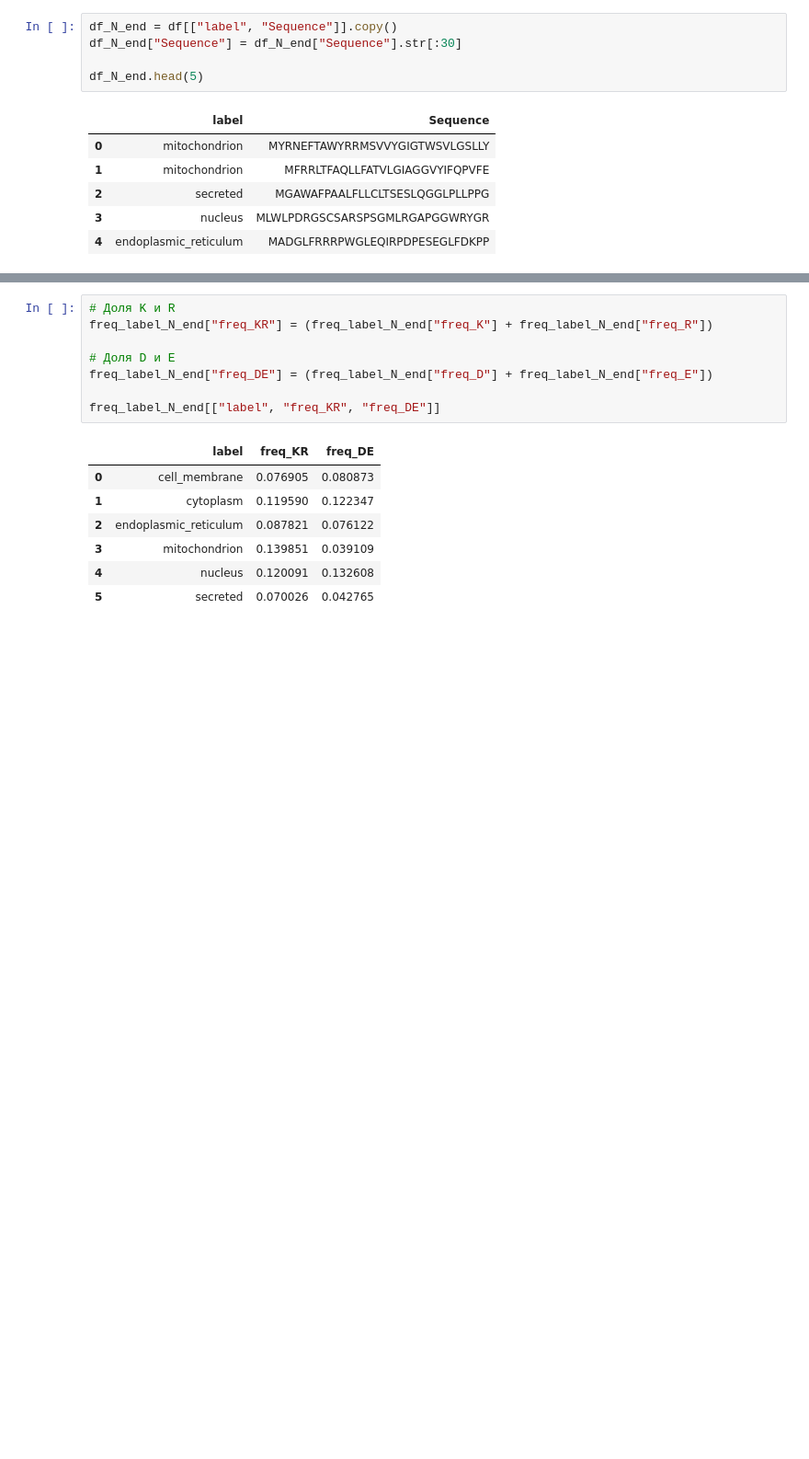
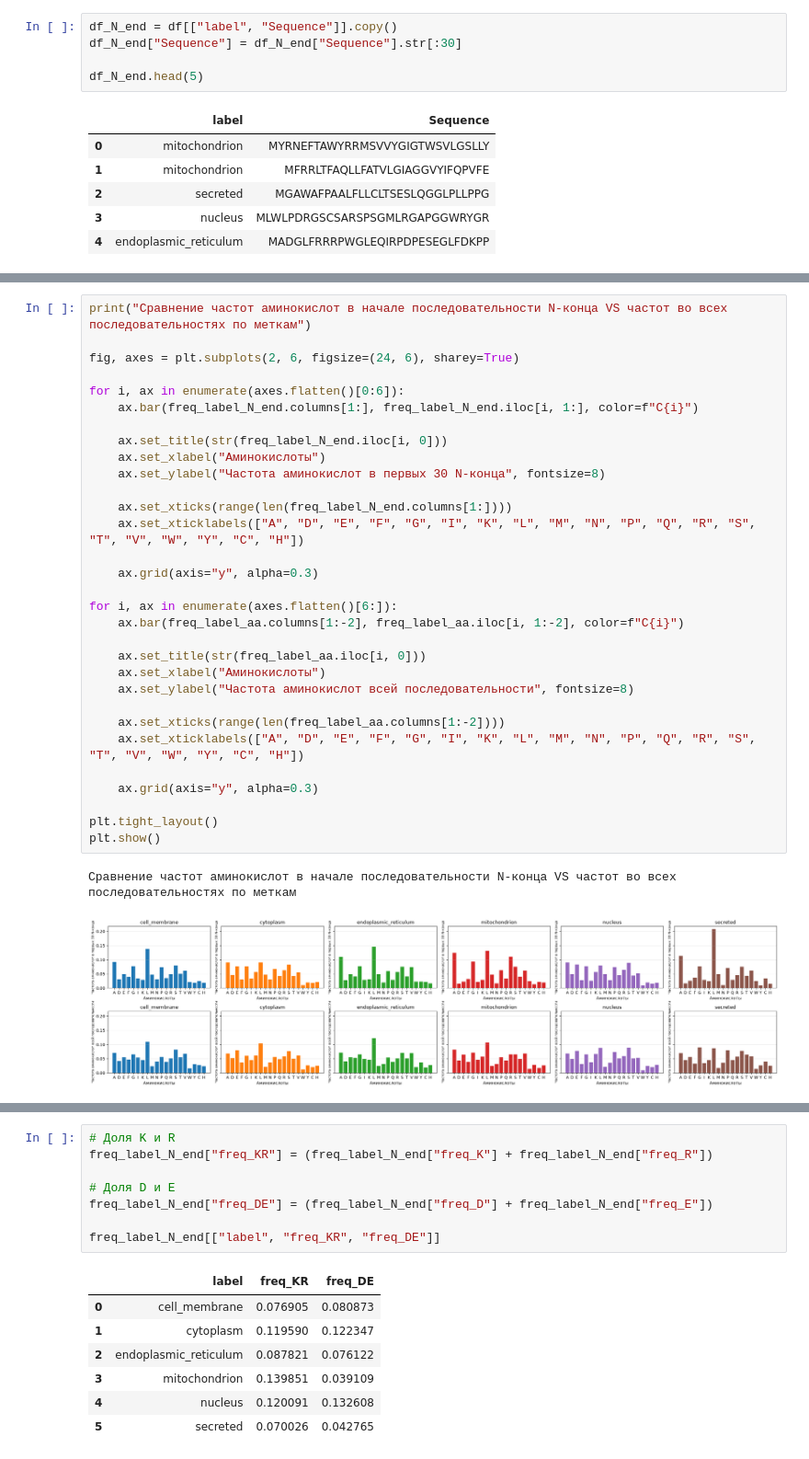
Before and after one commit to EnemyOfDeath7/protein-localization-project, a Jupyter notebook: notebooks/03_eda.ipynb, the cells around one changed output, grey strips where cells are left out. Shown at 92% size. Saved outputs shown, nothing was run; the diff lists cells and outputs as text; blank space fills up the shorter version.

```diff
--- a/notebooks/03_eda.ipynb
+++ b/notebooks/03_eda.ipynb
@@ -490,3 +511,37 @@ freq_label_N_end
 | 4 | nucleus | 0.090612 | 0.049478 | 0.083129 | 0.027574 | 0.077007 | 0.025669 | 0.056236 | 0.079456 | 0.049796 | ... | ... |
 | 5 | secreted | 0.114470 | 0.016925 | 0.025840 | 0.036047 | 0.076615 | 0.028682 | 0.024289 | 0.207623 | 0.050000 | ... | ... |
 6 rows × 21 columns
+# %%
+print("Сравнение частот аминокислот в начале последовательности N-конца VS частот во всех последовательностях по меткам")
+
+fig, axes = plt.subplots(2, 6, figsize=(24, 6), sharey=True)
+
+for i, ax in enumerate(axes.flatten()[0:6]):
+    ax.bar(freq_label_N_end.columns[1:], freq_label_N_end.iloc[i, 1:], color=f"C{i}")
+
+    ax.set_title(str(freq_label_N_end.iloc[i, 0]))
+    ax.set_xlabel("Аминокислоты")
+    ax.set_ylabel("Частота аминокислот в первых 30 N-конца", fontsize=8)
+
+    ax.set_xticks(range(len(freq_label_N_end.columns[1:])))
+    ax.set_xticklabels(["A", "D", "E", "F", "G", "I", "K", "L", "M", "N", "P", "Q", "R", "S", "T", "V", "W", "Y", "C", "H"])
+
+    ax.grid(axis="y", alpha=0.3)
+
+for i, ax in enumerate(axes.flatten()[6:]):
+    ax.bar(freq_label_aa.columns[1:-2], freq_label_aa.iloc[i, 1:-2], color=f"C{i}")
+
+    ax.set_title(str(freq_label_aa.iloc[i, 0]))
+    ax.set_xlabel("Аминокислоты")
+    ax.set_ylabel("Частота аминокислот всей последовательности", fontsize=8)
+
+    ax.set_xticks(range(len(freq_label_aa.columns[1:-2])))
+    ax.set_xticklabels(["A", "D", "E", "F", "G", "I", "K", "L", "M", "N", "P", "Q", "R", "S", "T", "V", "W", "Y", "C", "H"])
+
+    ax.grid(axis="y", alpha=0.3)
+
+plt.tight_layout()
+plt.show()
+# %% [output]
+Сравнение частот аминокислот в начале последовательности N-конца VS частот во всех последовательностях по меткам
+[figure, added]
```
Also changed, not shown: parts of 8 cells of this notebook, 1 other file.
